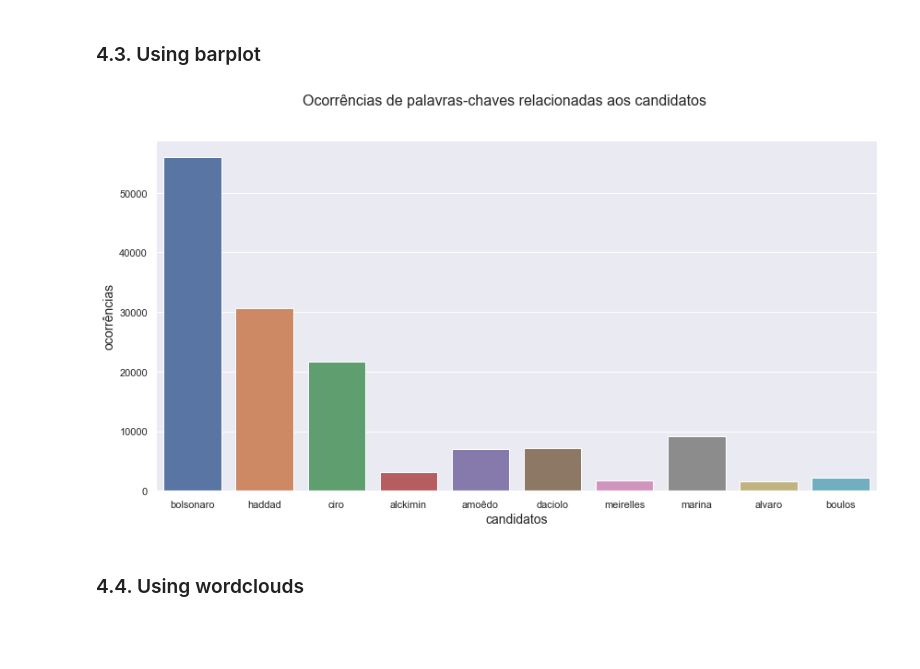
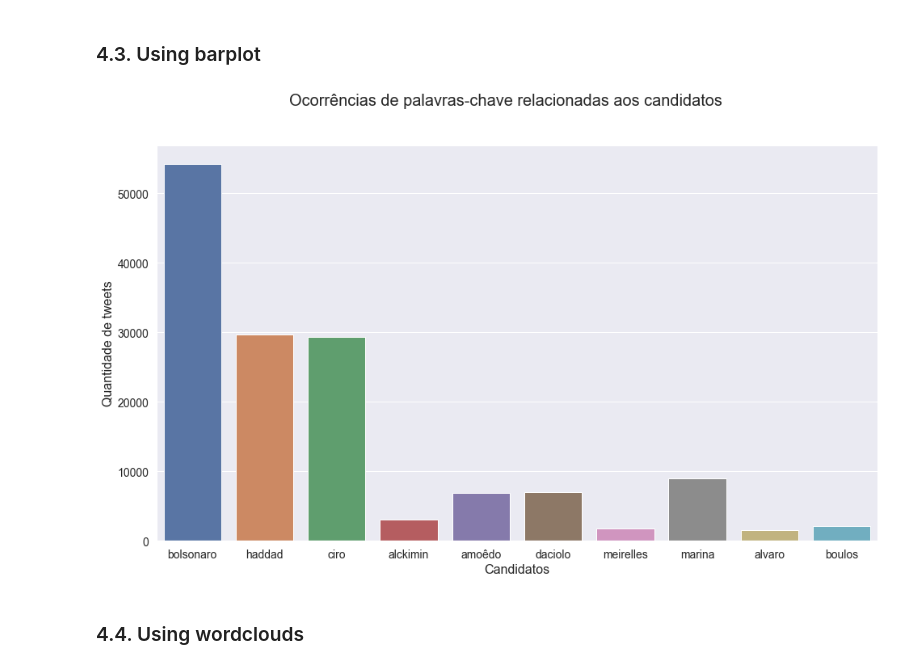
Before and after one commit to leodlca/2018-brazilian-elections, a Jupyter notebook: elections.ipynb, the cells around one changed output. Drawn from its saved outputs; the diff is of its cells as text; code cells hidden in the pictures; blank space fills up the shorter version.

```diff
--- a/elections.ipynb
+++ b/elections.ipynb
@@ -13,7 +13,7 @@ import seaborn as sns; sns.set()
 import matplotlib.pyplot as plt
 import warnings
 
-plt.rcParams['figure.figsize'] = [14, 7]
+plt.rcParams['figure.figsize'] = [16, 9]
 warnings.filterwarnings("ignore")
 
 df = pd.read_csv('merged1538990253.771527.csv')
@@ -254,25 +266,31 @@ def barplot_by_keywords_timegap(keyword_matrix, min_gap=0, max_gap=24, no_rt=Fal
 
     fig = sns.barplot(x='keywords', y='frequency', data=final_df)
 
-    fig.figure.suptitle('Ocorrências de palavras-chaves relacionadas aos candidatos', fontsize = 16)
+    fig.figure.suptitle('Ocorrências de palavras-chave relacionadas aos candidatos', fontsize=20)
 
-    plt.xlabel('candidatos', fontsize=14)
-    plt.ylabel('ocorrências', fontsize=14)
+    plt.xlabel('Candidatos', fontsize=16)
+    plt.ylabel('Quantidade de tweets', fontsize=16)
+
+    plt.xticks(fontsize=14)
+    plt.yticks(fontsize=14)
+
+    now = str(int(datetime.now().timestamp()))
+    plt.savefig('plots/barplot-{}.png'.format(now))
 # %%
 barplot_by_keywords_timegap([
     ['bolsonaro', 'jair', 'psl'],
     ['haddad', 'fernando', 'pt'],
-    ['ciro', 'gomes', 'pdt'],
+    ['ciro', 'c1r0', 'clr0', 'gomes', 'pdt'],
     ['alckimin', 'geraldo', 'psdb'],
     ['amoêdo', 'joao', 'amoedo', 'joão', 'novo'],
     ['daciolo', 'cabo', 'patriotas'],
     ['meirelles', 'henrique', 'mdb'],
     ['marina', 'silva', 'rede'],
     ['alvaro', 'dias', 'podemos'],
     ['boulos', 'guilherme', 'psol']
-])
+], min_gap=8, max_gap=24)
 # %% [output]
-[figure, old version]
+[figure, new version]
 # %% [markdown]
 ### 4.4. Using wordclouds
 # %%
```
Also changed, not shown: parts of 26 cells of this notebook, 10 other files.
